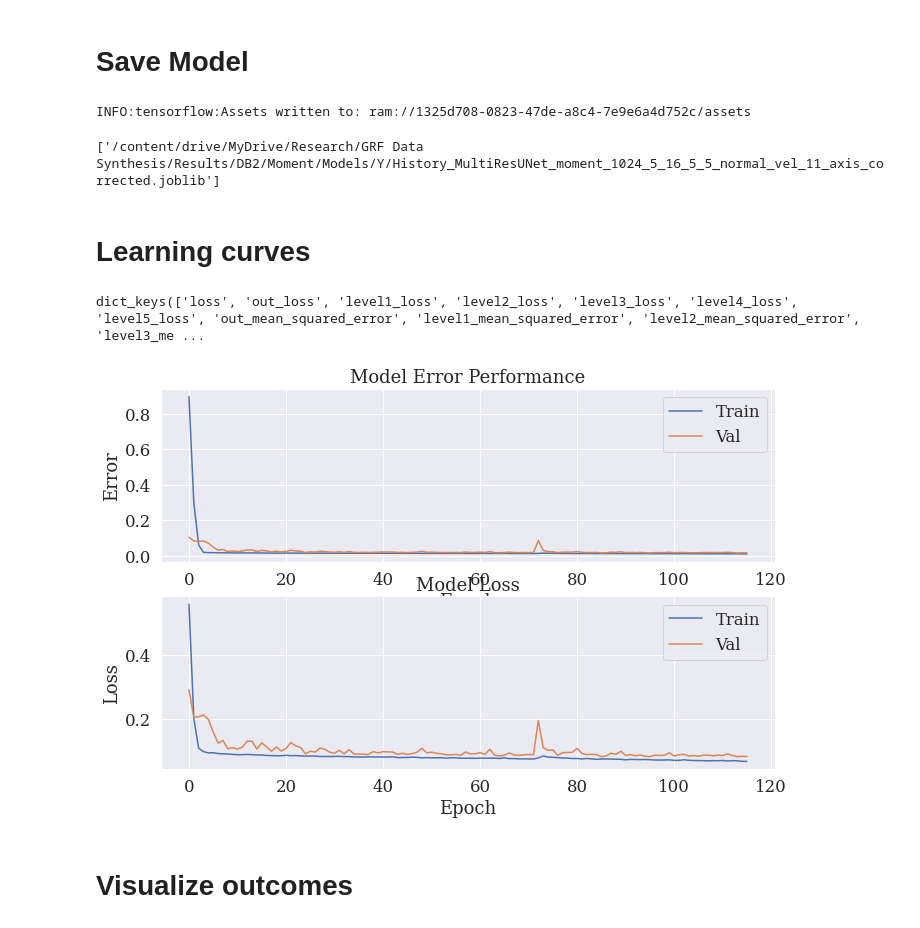
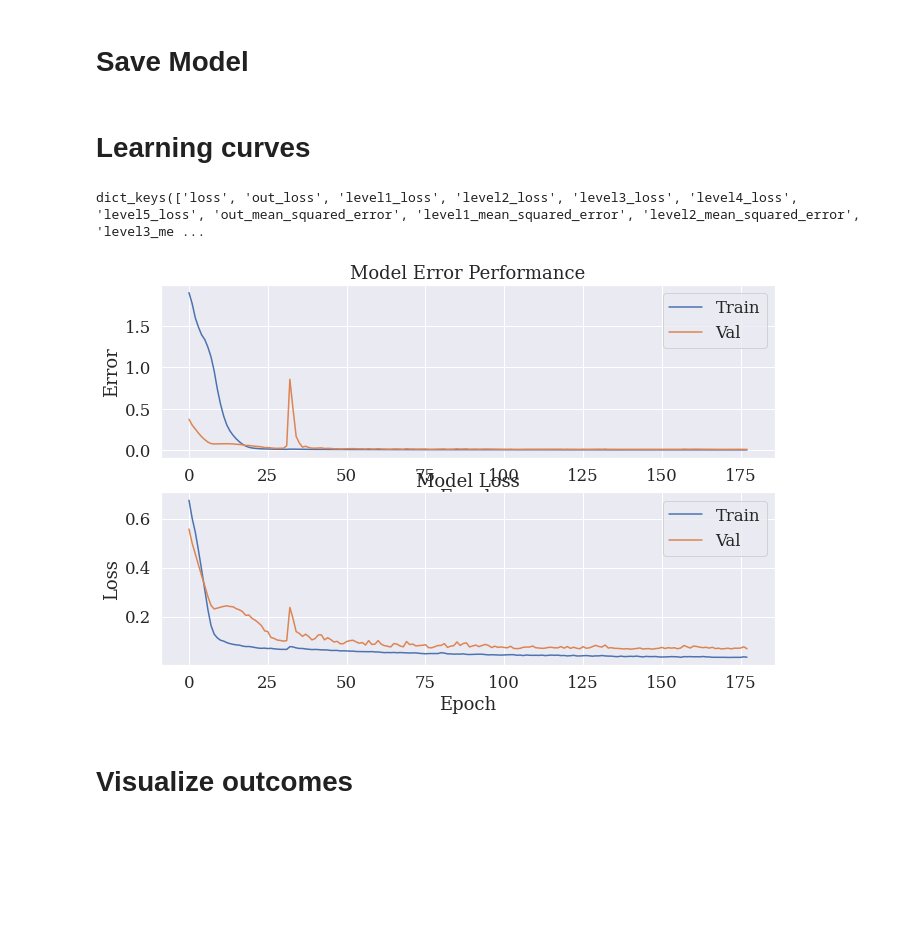
Before and after one commit to atick-faisal/GRF-Synthesis-from-Motion-Trajectories, a Jupyter notebook: src/training/grf_synthesis.ipynb, the cells around one changed output. Cells and saved outputs as stored; diff of their text form; code cells hidden in the pictures; blank space fills up the shorter version.

```diff
--- a/src/training/grf_synthesis.ipynb
+++ b/src/training/grf_synthesis.ipynb
@@ -95,10 +95,10 @@ print(Y_Test.shape)
 # %% [markdown]
 # Axis Selection
 # %%
-X_Train = X_Train[:, :, [10, 11, 12, 13, 14]]
-X_Test = X_Test[:, :, [10, 11, 12, 13, 14]]
-Y_Train = Y_Train[:, :, 4]
-Y_Test = Y_Test[:, :, 4]
+X_Train = X_Train[:, :, [0, 1, 2, 3, 4, 10, 11, 12, 13, 14]]
+X_Test = X_Test[:, :, [0, 1, 2, 3, 4, 10, 11, 12, 13, 14]]
+Y_Train = Y_Train[:, :, 0]
+Y_Test = Y_Test[:, :, 0]
 
 X_Train = np.nan_to_num(X_Train)
 X_Test = np.nan_to_num(X_Test)
@@ -128,8 +137,8 @@ N_CHANNELS = X_Train.shape[2]
 model_name = 'MultiResUNet' # UNet or UNetPP
 signal_length = FRAME_LEN # Length of each Segment
 model_depth = 5 # Number of Level in the CNN Model
-model_width = 16 # Width of the Initial Layer, subsequent layers start from here
-kernel_size = 3 # Size of the Kernels/Filter
+model_width = 8 # Width of the Initial Layer, subsequent layers start from here
+kernel_size = 9 # Size of the Kernels/Filter
 num_channel = N_CHANNELS # Number of Channels in the Model
 D_S = 1 # Turn on Deep Supervision
 A_E = 0 # Turn on AutoEncoder Mode for Feature Extraction
@@ -280,7 +289,7 @@ elif D_S == 1:
         X_Train1,
         Y_Train_dict,
         epochs=300,
-        batch_size=16,
+        batch_size=64,
         verbose=1,
         validation_split=0.2,
         shuffle=True,
@@ -353,47 +370,45 @@ plt.show()
 # %% [markdown]
 # Save Model
 # %%
-from shutil import copy
-copy('trained_models/' + config + '.h5', models_dir)
-joblib.dump(history, models_dir + \
-            'History_' + config + '.joblib')
+# from shutil import copy
+# copy('trained_models/' + config + '.h5', models_dir)
+# joblib.dump(history, models_dir + \
+#             'History_' + config + '.joblib')
-# %% [output]
-INFO:tensorflow:Assets written to: ram://1325d708-0823-47de-a8c4-7e9e6a4d752c/assets
-['/content/drive/MyDrive/Research/GRF Data Synthesis/Results/DB2/Moment/Models/Y/History_MultiResUNet_moment_1024_5_16_5_5_normal_vel_11_axis_corrected.joblib']
 # %% [markdown]
 # Learning curves
 # %%
 def history_plot(history):
     # list all dictionaries in history
     print(history.history.keys())
     # summarize history for error
     plt.figure(figsize=(11,7))
     plt.subplot(2,1,1)
     plt.plot(history.history['out_mean_squared_error'])
     plt.plot(history.history['val_out_mean_squared_error'])
     plt.title('Model Error Performance')
     plt.ylabel('Error')
     plt.xlabel('Epoch')
     plt.legend(['Train', 'Val'], loc='upper right')
     #   plt.ylim([0, 3])
     # plt.show()
     # summarize history for loss
     # plt.figure(figsize=(11,7))
     plt.subplot(2,1,2)
     plt.plot(history.history['out_loss'])
     plt.plot(history.history['val_out_loss'])
     plt.title('Model Loss')
     plt.ylabel('Loss')
     plt.xlabel('Epoch')
     plt.legend(['Train', 'Val'], loc='upper right')
     #   plt.ylim([0, 3])
-    plt.savefig(figures_dir + 'LC_' + config + '.png')
+    # plt.savefig(figures_dir + 'LC_' + config + '.png')
     plt.show()
 #
-history_plot(history)
+if D_S == 1:
+    history_plot(history)
 # %% [output]
 dict_keys(['loss', 'out_loss', 'level1_loss', 'level2_loss', 'level3_loss', 'level4_loss', 'level5_loss', 'out_mean_squared_error', 'level1_mean_squared_error', 'level2_mean_squared_error', 'level3_me ...
-[figure, old version]
+[figure, new version]
 # %% [markdown]
 # Visualize outcomes
 # %%
```
Also changed, not shown: parts of 10 cells of this notebook.
